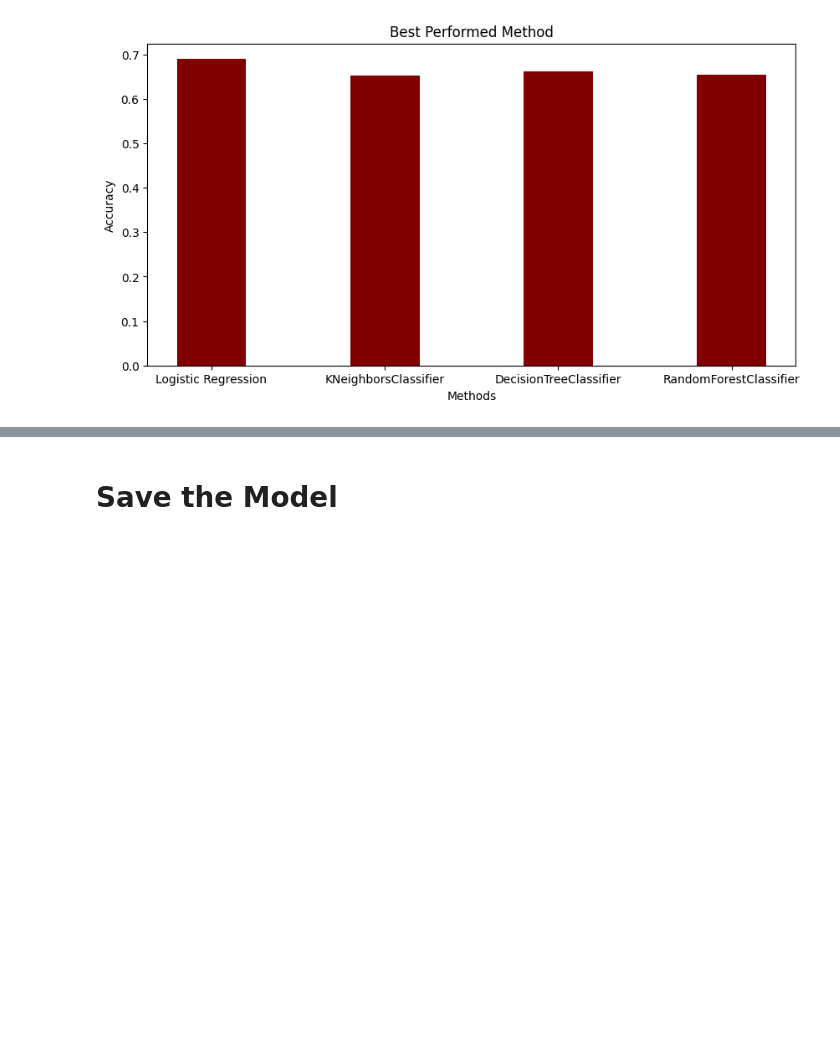
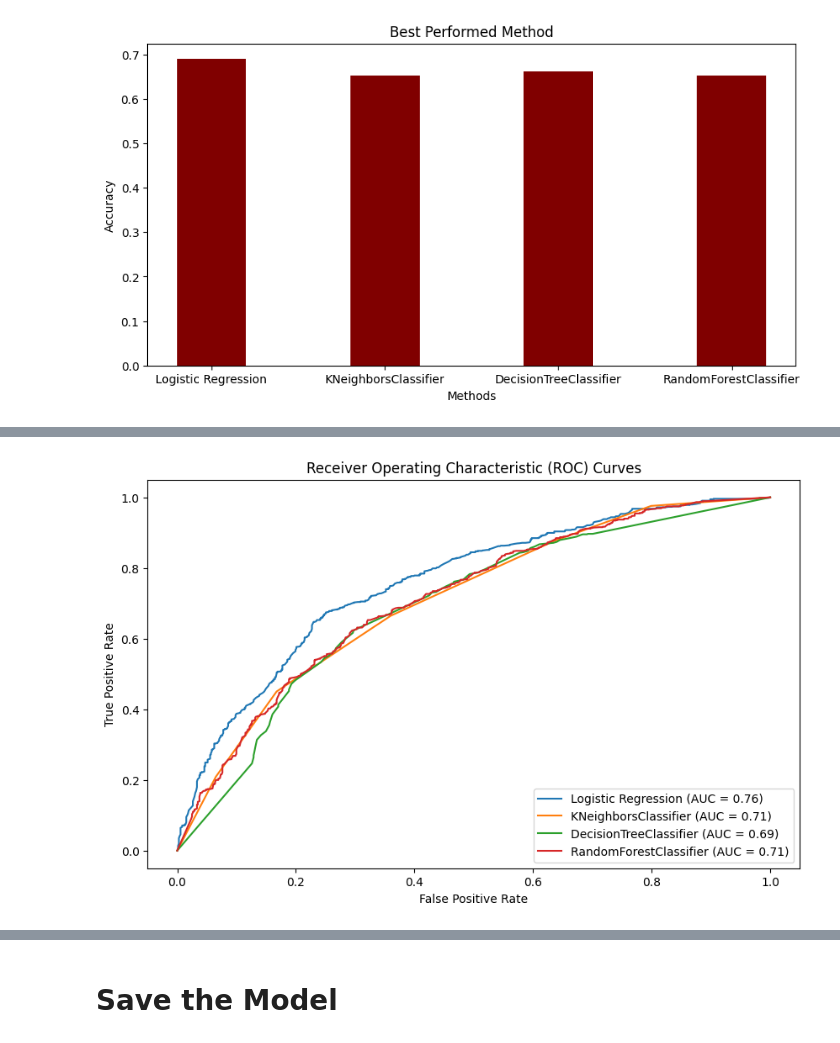
Before and after one commit to ghazalna/Project-predicts-US-job-salaries-e.g.-data-scientist-engineer-, a Jupyter notebook: Salary_Estimate_Classification.ipynb, the cells around one changed output, grey strips where cells are left out. Cells and saved outputs as stored; diff of their text form; code cells hidden in the pictures; blank space fills up the shorter version.

```diff
--- a/Salary_Estimate_Classification.ipynb
+++ b/Salary_Estimate_Classification.ipynb
@@ -521,0 +536,37 @@ plt.show()
+# %%
+from sklearn.metrics import RocCurveDisplay, roc_curve, auc
+
+# Assuming binary classification problems
+y_scores_logreg = logreg.decision_function(X_test)
+y_scores_knn = Knn.predict_proba(X_test)[:, 1]
+y_scores_tree = tree.predict_proba(X_test)[:, 1]
+y_scores_rfc = rf.predict_proba(X_test)[:, 1]
+
+
+# Compute ROC curve and ROC area for each model
+fpr_logreg, tpr_logreg, _ = roc_curve(y_test, y_scores_logreg)
+fpr_knn, tpr_knn, _ = roc_curve(y_test, y_scores_knn)
+fpr_tree, tpr_tree, _ = roc_curve(y_test, y_scores_tree)
+fpr_rfc, tpr_rfc, _ = roc_curve(y_test, y_scores_rfc)
+
+
+# Compute AUC for each model
+roc_auc_logreg = auc(fpr_logreg, tpr_logreg)
+roc_auc_knn = auc(fpr_knn, tpr_knn)
+roc_auc_tree = auc(fpr_tree, tpr_tree)
+roc_auc_rfc = auc(fpr_rfc, tpr_rfc)
+
+
+# Plot ROC curves
+fig, ax = plt.subplots(figsize=(10, 6))
+RocCurveDisplay(fpr=fpr_logreg, tpr=tpr_logreg, roc_auc=roc_auc_logreg, estimator_name='Logistic Regression').plot(ax=ax)
+RocCurveDisplay(fpr=fpr_knn, tpr=tpr_knn, roc_auc=roc_auc_knn, estimator_name='KNeighborsClassifier').plot(ax=ax)
+RocCurveDisplay(fpr=fpr_tree, tpr=tpr_tree, roc_auc=roc_auc_tree, estimator_name='DecisionTreeClassifier').plot(ax=ax)
+RocCurveDisplay(fpr=fpr_rfc, tpr=tpr_rfc, roc_auc=roc_auc_rfc, estimator_name='RandomForestClassifier').plot(ax=ax)
+plt.title('Receiver Operating Characteristic (ROC) Curves')
+plt.xlabel('False Positive Rate')
+plt.ylabel('True Positive Rate')
+plt.legend(loc='lower right')
+plt.show()
+# %% [output]
+[figure, added]
```
Also changed, not shown: parts of 13 cells of this notebook.
